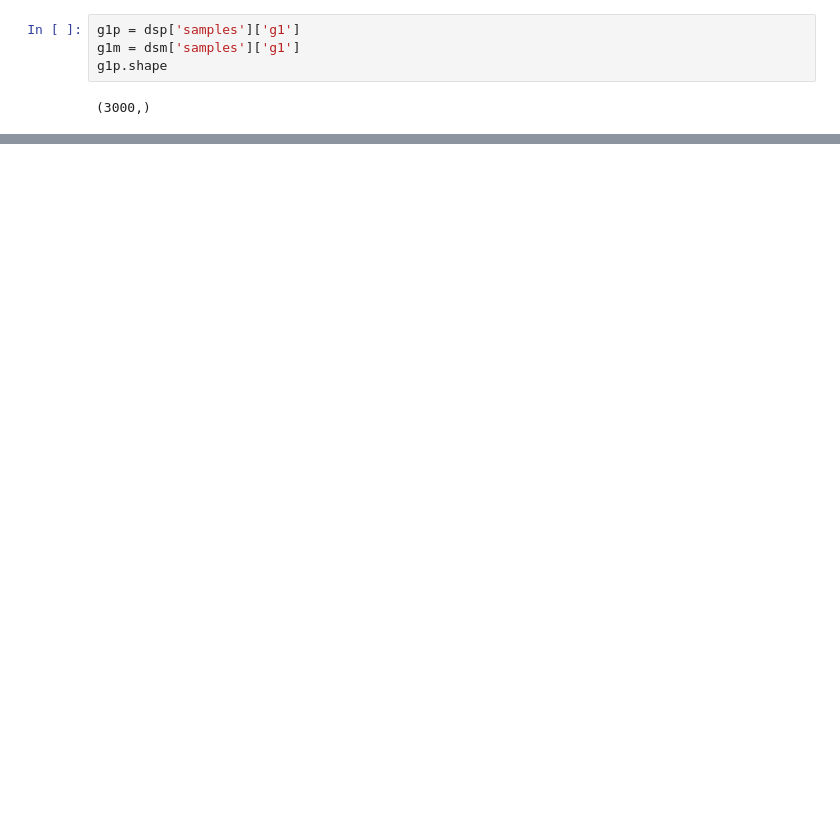
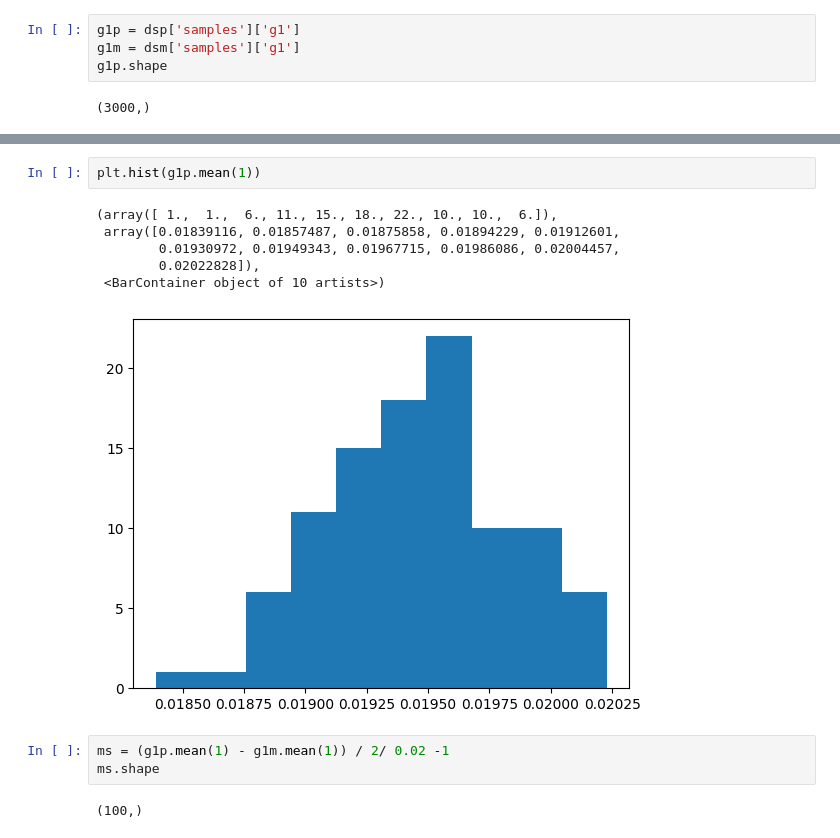
Before and after one commit to LSSTDESC/BPD, a Jupyter notebook: notebooks/nov19-check-spergel-runs-fast.ipynb, the cells around one changed output, grey strips where cells are left out. Drawn from its saved outputs; the diff is of its cells as text; blank space fills up the shorter version.

```diff
--- a/notebooks/nov19-check-spergel-runs-fast.ipynb
+++ b/notebooks/nov19-check-spergel-runs-fast.ipynb
@@ -252,0 +277,14 @@ np.float64(24.618044546173444)
+# %%
+plt.hist(g1p.mean(1))
+# %% [output]
+(array([ 1.,  1.,  6., 11., 15., 18., 22., 10., 10.,  6.]),
+ array([0.01839116, 0.01857487, 0.01875858, 0.01894229, 0.01912601,
+        0.01930972, 0.01949343, 0.01967715, 0.01986086, 0.02004457,
+        0.02022828]),
+ <BarContainer object of 10 artists>)
+[figure, added]
+# %%
+ms = (g1p.mean(1) - g1m.mean(1)) / 2/ 0.02 -1
+ms.shape
+# %% [output]
+(100,)
```
Also changed, not shown: parts of 20 cells of this notebook.
